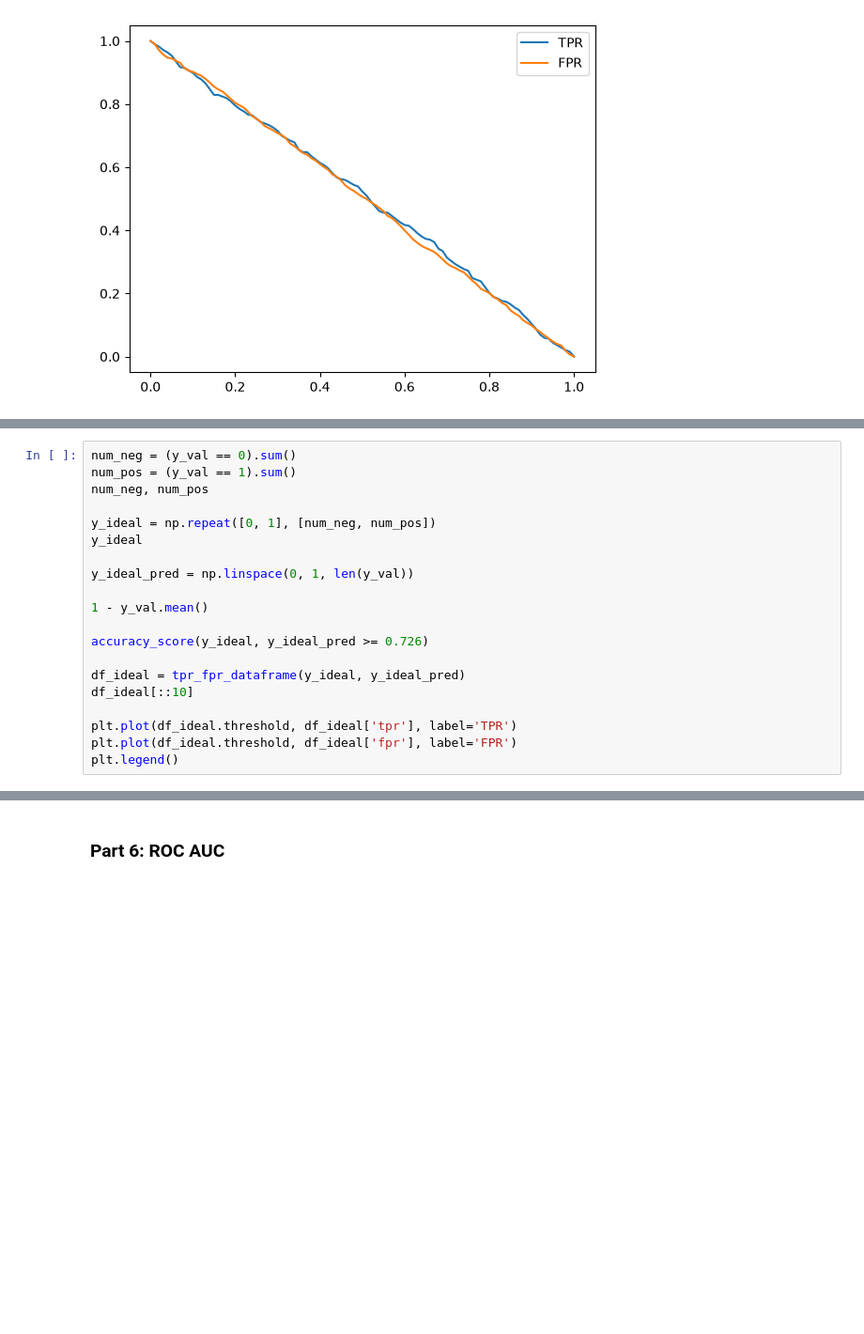
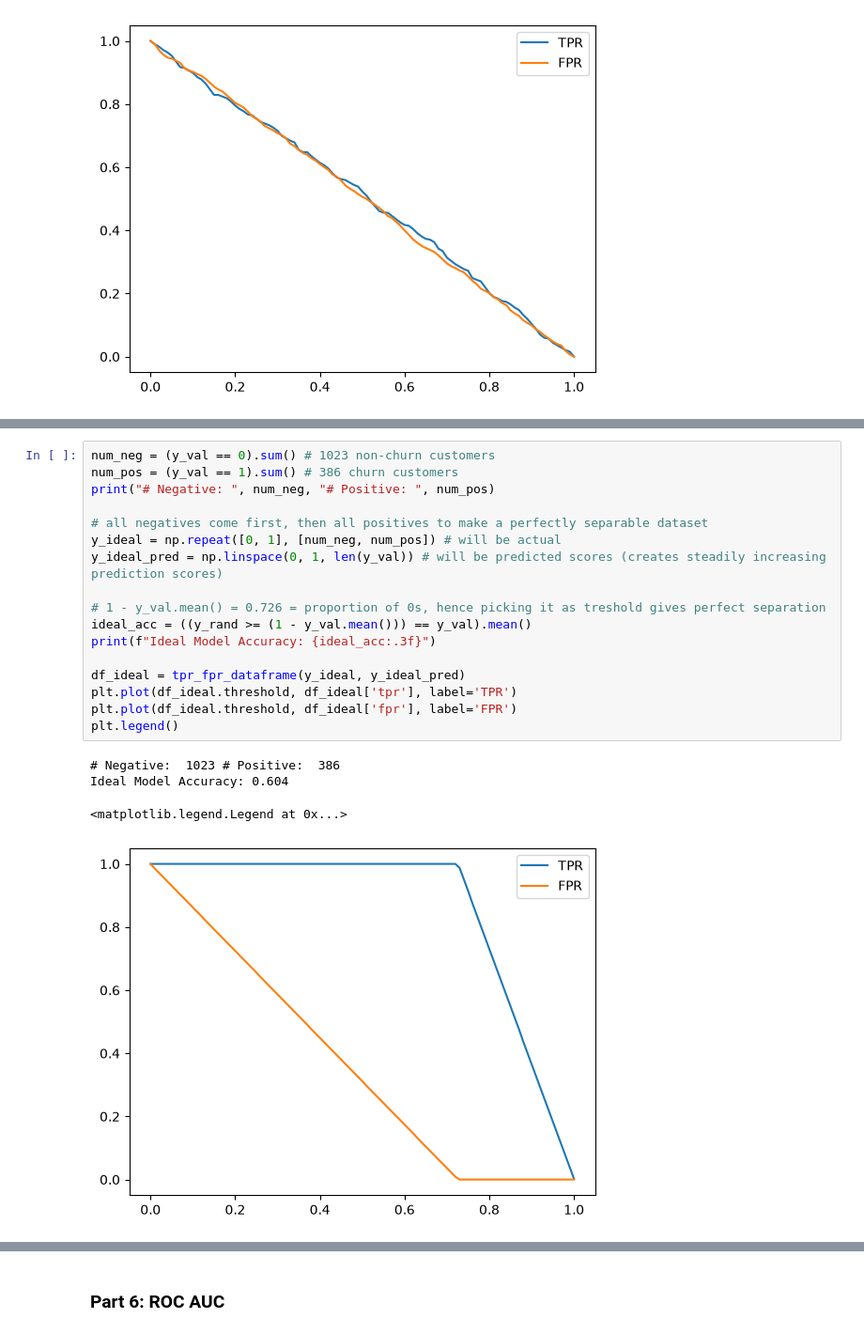
Before and after one commit to besteekmen/ML-ZoomCamp-Outputs, a Jupyter notebook: module4_evaluation/module4.ipynb, the cells around one changed output, grey strips where cells are left out. Shown at 94% size. Cells and saved outputs as stored; diff of their text form; blank space fills up the shorter version.

```diff
--- a/module4_evaluation/module4.ipynb
+++ b/module4_evaluation/module4.ipynb
@@ -291,20 +297,22 @@ Rand Model Accuracy: 0.803
 # %%
-num_neg = (y_val == 0).sum()
-num_pos = (y_val == 1).sum()
-num_neg, num_pos
+num_neg = (y_val == 0).sum() # 1023 non-churn customers
+num_pos = (y_val == 1).sum() # 386 churn customers
+print("# Negative: ", num_neg, "# Positive: ", num_pos)
 
-y_ideal = np.repeat([0, 1], [num_neg, num_pos])
-y_ideal
+# all negatives come first, then all positives to make a perfectly separable dataset
+y_ideal = np.repeat([0, 1], [num_neg, num_pos]) # will be actual
+y_ideal_pred = np.linspace(0, 1, len(y_val)) # will be predicted scores (creates steadily increasing prediction scores)
 
-y_ideal_pred = np.linspace(0, 1, len(y_val))
-
-1 - y_val.mean()
-
-accuracy_score(y_ideal, y_ideal_pred >= 0.726)
+# 1 - y_val.mean() = 0.726 = proportion of 0s, hence picking it as treshold gives perfect separation
+ideal_acc = ((y_rand >= (1 - y_val.mean())) == y_val).mean()
+print(f"Ideal Model Accuracy: {ideal_acc:.3f}")
 
 df_ideal = tpr_fpr_dataframe(y_ideal, y_ideal_pred)
-df_ideal[::10]
-
 plt.plot(df_ideal.threshold, df_ideal['tpr'], label='TPR')
 plt.plot(df_ideal.threshold, df_ideal['fpr'], label='FPR')
 plt.legend()
+# %% [output]
+# Negative:  1023 # Positive:  386
+Ideal Model Accuracy: 0.604
+<matplotlib.legend.Legend at 0x...>
+[figure, added]
```
Also changed, not shown: parts of 24 cells of this notebook.
